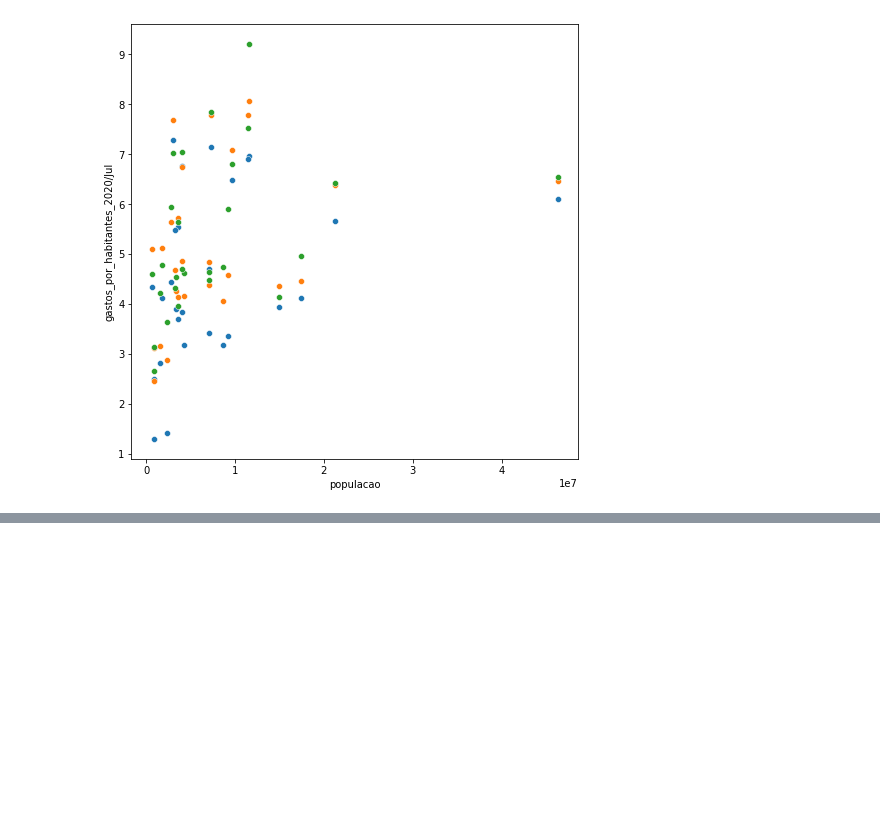
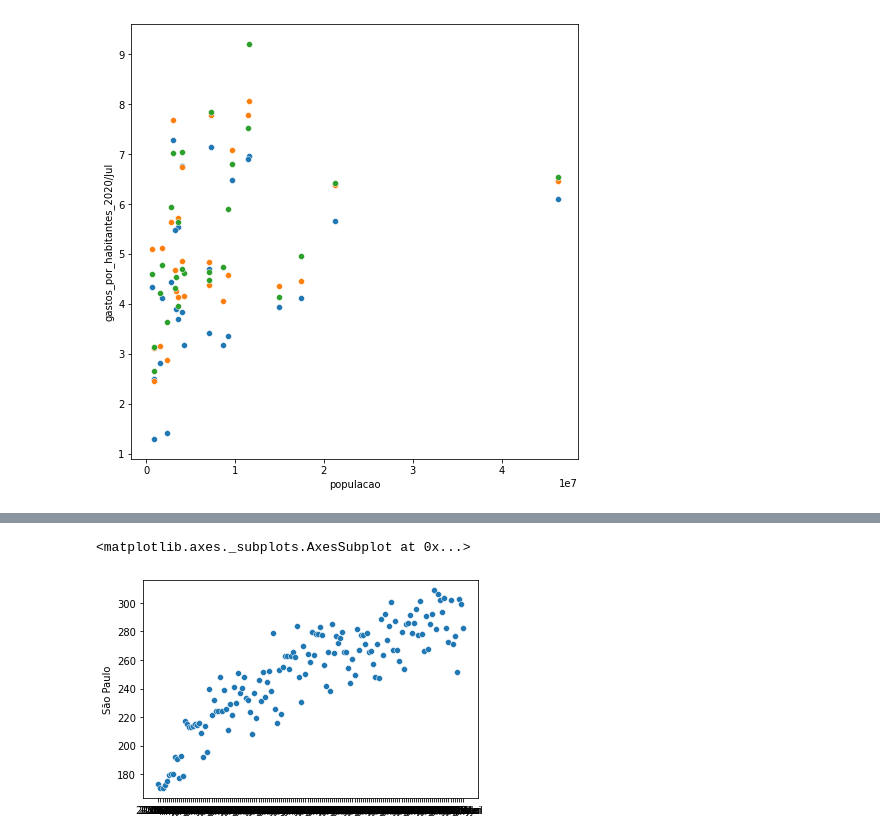
Before and after one commit to HenriqueCCdA/bootCampAluraDataScience, a Jupyter notebook: modulo2/aula/boot_camp_modulo2_aulas.ipynb, the cells around one changed output, grey strips where cells are left out. Cells and saved outputs as stored; diff of their text form; code cells hidden in the pictures; blank space fills up the shorter version.

```diff
--- a/modulo2/aula/boot_camp_modulo2_aulas.ipynb
+++ b/modulo2/aula/boot_camp_modulo2_aulas.ipynb
@@ -403,0 +414,7 @@ sns.scatterplot(data=gastos_e_populacao_recentes, x = "populacao", y = "gastos_p
+# %%
+mensal = ordenado_por_total.T
+# %%
+sns.scatterplot(data=mensal, x=mensal.index, y="São Paulo")
+# %% [output]
+<matplotlib.axes._subplots.AxesSubplot at 0x...>
+[figure, added]
```
Also changed, not shown: parts of 7 cells of this notebook.
